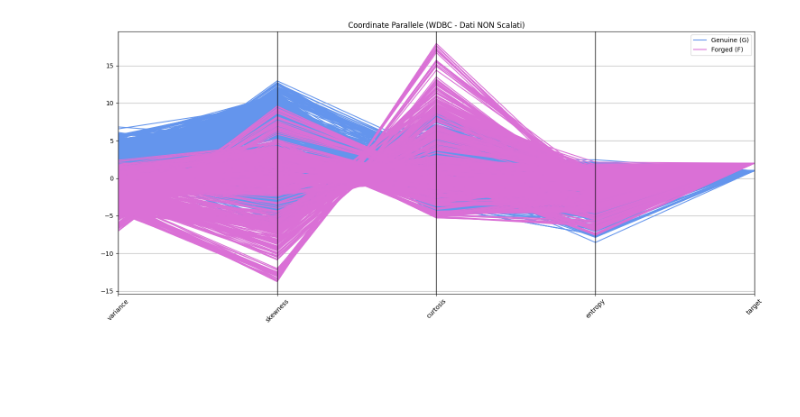
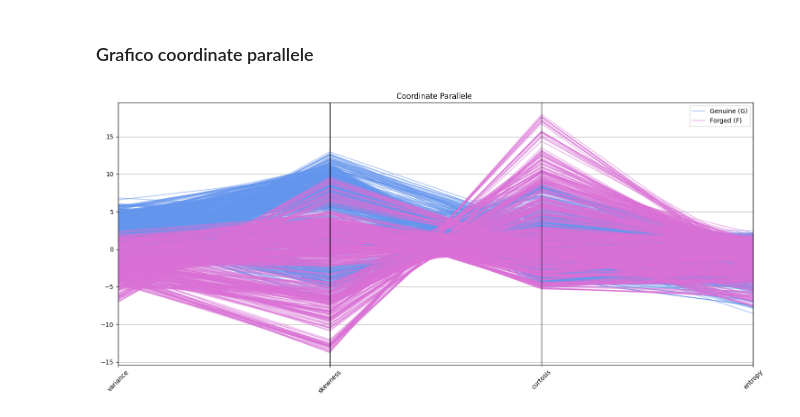
Before and after one commit to Pandanna/Data-Mining-Project, a Jupyter notebook: Banknote_dataset.ipynb, the cells around one changed output. Cells and saved outputs as stored; diff of their text form; code cells hidden in the pictures; blank space fills up the shorter version.

```diff
--- a/Banknote_dataset.ipynb
+++ b/Banknote_dataset.ipynb
@@ -97,19 +146,20 @@ Name: count, dtype: int64
 # %%
-## VISUALIZZAZIONI (Blocco 2.1: Grafico a Torta) ---
+## VISUALIZZAZIONI (Grafico a Torta) ---
 
-# 1. Mappatura delle classi
+#Mappatura delle classi
 class_map = {'1': 'Genuine (G)', '2': 'Forged (F)'}
 color_map_dict = {'Genuine (G)': 'cornflowerblue', 'Forged (F)': 'orchid'}
 
 # Copia e crea la colonna etichettata
 df_plot = df.copy()
-df_plot['Diagnosis_Label'] = df[class_column_name].map(class_map)
+df_plot['Authenticity_Label'] = df['class'].map(class_map)
+df_plot = df_plot.drop(columns=['class'])
 
-# 2. Grafico a Torta (Distribuzione Classi)
+#Grafico a Torta (Distribuzione Classi)
 plt.figure(figsize=(6, 6))
 
 # Conta le classi e ordina
-counts = df_plot['Diagnosis_Label'].value_counts()
+counts = df_plot['Authenticity_Label'].value_counts()
 
 # Applica la color map in base all’ordine delle etichette
 colors = [color_map_dict[label] for label in counts.index]
@@ -122,7 +172,7 @@ counts.plot.pie(
     startangle=90
 )
 
-plt.title('Distribuzione Classi (G vs F)')
+plt.title('Distribuzione Classi (Genuine vs Forged)')
 plt.ylabel('')
 plt.show()
 # %% [output]
@@ -130,20 +182,15 @@ plt.show()
+# %% [markdown]
+### Grafico coordinate parallele
 # %%
-## VISUALIZZAZIONI (Blocco 2.2: Coordinate Parallele - NON Scalati) ---
-
+## VISUALIZZAZIONI (Coordinate Parallele - NON Scalati) ---
 plt.figure(figsize=(15, 7))
 
-# Ottieni l'ordine delle classi effettive nel DataFrame
-class_order = df_plot['Diagnosis_Label'].unique()
+# Grafico delle coordinate parallele
+parallel_coordinates(df_plot, 'Authenticity_Label', color=['cornflowerblue', 'orchid'], alpha=0.5)
 
-# Applica la color map in base all'ordine
-colors = [color_map_dict[label] for label in class_order]
-
-# Grafico delle coordinate parallele
-parallel_coordinates(df_plot, 'Diagnosis_Label', color=colors)
-
-plt.title('Coordinate Parallele (WDBC - Dati NON Scalati)')
+plt.title('Coordinate Parallele ')
 plt.xticks(rotation=45)
 plt.tight_layout()
 plt.show()
 # %% [output]
-[figure, old version]
+[figure, new version]
```
Also changed, not shown: parts of 57 cells of this notebook.
